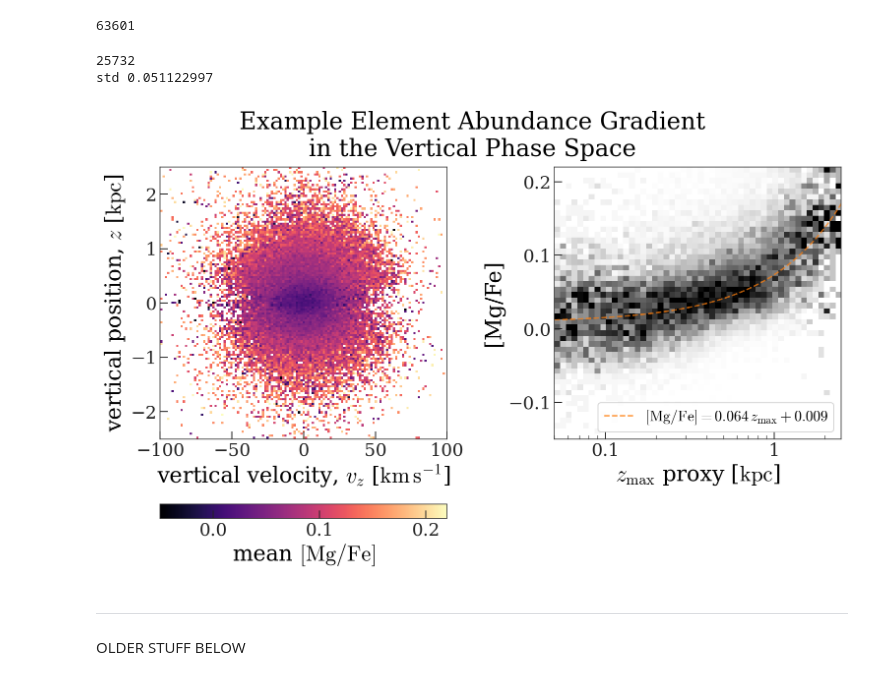
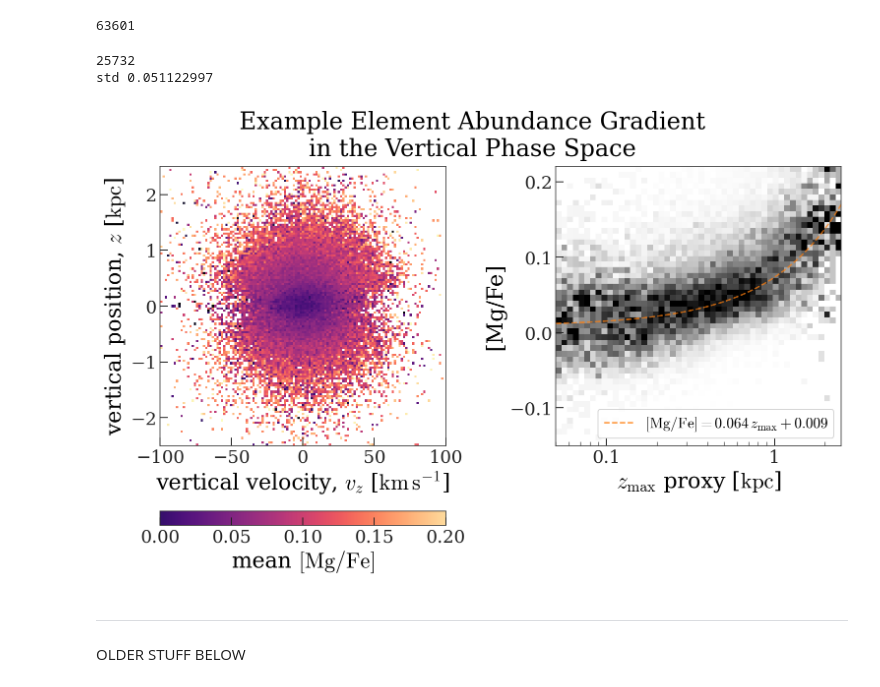
Before and after one commit to adrn/empirical-af, a Jupyter notebook: scripts/Figure-observed-vertical-gradients.ipynb, the cells around one changed output. Drawn from its saved outputs; the diff is of its cells as text; code cells hidden in the pictures.

```diff
--- a/scripts/Figure-observed-vertical-gradients.ipynb
+++ b/scripts/Figure-observed-vertical-gradients.ipynb
@@ -106,7 +106,7 @@ ylim = (-0.15, 0.22)
 hline_val = np.nanmedian(apogee.MG_FE[zmax_mask & (np.abs(galcen_ap.z) < 200 * u.pc)])
 print("std", np.nanstd(apogee.MG_FE[zmax_mask & (np.abs(galcen_ap.z) < 200 * u.pc)]))
 
-fig, axes = plt.subplots(1, 2, figsize=(10.5, 6.5), constrained_layout=True)
+fig, axes = plt.subplots(1, 2, figsize=(10.5, 6.6), constrained_layout=True)
 
 ax = axes[0]
 
@@ -127,6 +127,7 @@ ax.set_ylabel(f"vertical position, $z$ [{u.kpc:latex_inline}]")
 
 cb = fig.colorbar(cs, ax=ax, orientation="horizontal")
 cb.set_label(r"mean $[{\rm Mg}/{\rm Fe}]$")
+cb.ax.set_xlim(0.0, 0.2)
 
 # ---
 
@@ -150,34 +151,34 @@ ax.plot(
     ls="--",
     marker="",
     alpha=0.7,
     color="tab:orange",
     lw=1.5,
     label=r"$[{\rm Mg}/{\rm Fe}] = "
     + f"{slope:0.3f}\,"
     + r"z_{\rm max}"
     + f" + {offset:0.3f}$",
 )
 
 ax.legend(loc="lower right", fontsize=15)
 ax.set_xlim(xlim)
 ax.set_xscale("log")
 ax.set_ylim(ylim)
 
 ax.set_xticks([1e-1, 1e0])
 ax.set_xticklabels(["0.1", "1"])
 
 ax.set_xlabel(r"$z_{\rm max}$ proxy " + f"[{u.kpc:latex_inline}]")
 ax.set_ylabel(r"[Mg/Fe]")
 
 fig.suptitle(
     "Example Element Abundance Gradient\nin the Vertical Phase Space", fontsize=24
 )
 
 fig.savefig(figure_path / "mgfe-zvz.pdf", dpi=300)
 # %% [output]
 25732
 std 0.051122997
-[figure, old version]
+[figure, new version]
 # %% [markdown]
 ---
 
```
Also changed, not shown: 1 other file.
